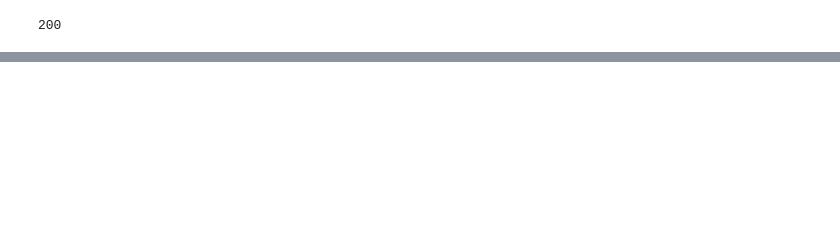
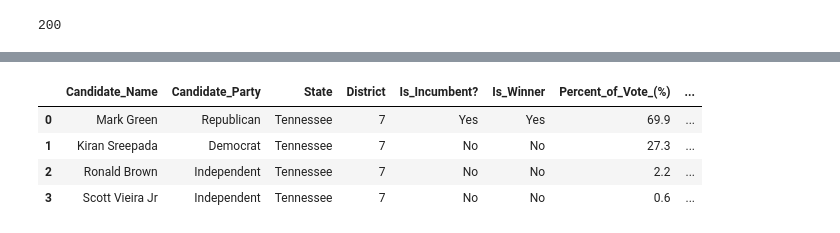
Before and after one commit to ballir27/webscraping-open-secrets-2020-US-House-Elections, a Jupyter notebook: AB-webscraping-open-secrets.ipynb, the cells around one changed output, grey strips where cells are left out. Drawn from its saved outputs; the diff is of its cells as text; code cells hidden in the pictures; blank space fills up the shorter version.

```diff
--- a/AB-webscraping-open-secrets.ipynb
+++ b/AB-webscraping-open-secrets.ipynb
@@ -38,0 +18,85 @@ AttributeError: ResultSet object has no attribute 'findAll'. You're probably tre
+# %%
+candidate_info_df = pd.DataFrame()
+party_dict={'R':'Republican','D':'Democrat','I':'Independent', 'L':'Libertarian', '3':'3rd Party'}
+
+page_title = district_7_soup.find('h1',attrs={'class':'Hero-title'}).text
+state = page_title[0:page_title.index('District')-1]
+district_num = int(page_title[page_title.index('District')+9:page_title.index('District')+11])
+
+candidate_name_list = []
+candidate_party_list = []
+is_incumbent_list = []
+is_winner_list = []
+vote_pct_list = []
+
+candidate_blocks = district_7_soup.findAll('div',attrs={'class':'Members--bio u-richtext'})
+#print(candidate_blocks) #-----> great reference for the complicated objects that results here
+for block in candidate_blocks:
+
+    #initialize variable for each candidate
+    candidate_info_list = []
+    is_incumbent = 'No'
+    is_winner = 'No'
+
+    #create list of "stripped strings" with all candidate info from each block
+    for string in block.stripped_strings:
+        candidate_info_list.append(repr(string))
+    #print(candidate_info_list) #-----> great reference for the complicated list that results here
+
+    #find candidate name, party, and vote % in candidate_info_list
+    candidate_name=candidate_info_list[0][1:candidate_info_list[0].index('(')-1]
+
+    candidate_party=candidate_info_list[0][candidate_info_list[0].index('(')+1]
+    candidate_party = party_dict.get(candidate_party,candidate_party)
+
+    #note: vote_pct was made into a float for ease of use later
+    vote_pct = float(candidate_info_list[-1][2:candidate_info_list[-1].index('%')])
+
+    #find whether or not candidate is incumbent within candidate_info_list
+    for item in candidate_info_list:
+        if item == "'Incumbent'":
+            is_incumbent = 'Yes'
+
+    #find whether or not candidate is winner within candidate_info_list
+    for item in candidate_info_list:
+        if item == "'Winner'":
+            is_winner = 'Yes'
+
+    #make a lists for cleaned relevant information on each candidate
+    candidate_name_list.append(candidate_name)
+    candidate_party_list.append(candidate_party)
+    is_incumbent_list.append(is_incumbent)
+    is_winner_list.append(is_winner)
+    vote_pct_list.append(vote_pct)
+
+#Find money raised and spent
+candidate_bigger_blocks = district_7_soup.findAll('div',attrs={'class':'Members--list-item'})
+money_raised_list = []
+money_spent_list = []
+for bigger_block in candidate_bigger_blocks:
+    money_table=pd.read_html(str(bigger_block.find('table',attrs={'class':'Members--table'})))[0]
+    money_raised=money_table.loc[0,1]
+    money_spent=money_table.loc[1,1]
+    #Put money raised and spent in lists as int values
+    money_raised_list.append(int(money_raised[0:].replace(',','').replace('$','')))
+    money_spent_list.append(int(money_spent[0:].replace(',','').replace('$','')))
+
+
+#add cleaned info lists to the dataframe
+candidate_info_df['Candidate_Name']=candidate_name_list
+candidate_info_df['Candidate_Party']=candidate_party_list
+candidate_info_df['State'] = state
+candidate_info_df['District'] = district_num
+candidate_info_df['Is_Incumbent?'] = is_incumbent_list
+candidate_info_df['Is_Winner'] = is_winner_list
+candidate_info_df['Percent_of_Vote_(%)'] = vote_pct_list
+candidate_info_df['Money_Raised_($)'] = money_raised_list
+candidate_info_df['Money_Spent_($)'] = money_spent_list
+
+candidate_info_df
+# %% [output]
+|  | Candidate_Name | Candidate_Party | State | District | Is_Incumbent? | Is_Winner | Percent_of_Vote_(%) | ... |
+| 0 | Mark Green | Republican | Tennessee | 7 | Yes | Yes | 69.9 | ... |
+| 1 | Kiran Sreepada | Democrat | Tennessee | 7 | No | No | 27.3 | ... |
+| 2 | Ronald Brown | Independent | Tennessee | 7 | No | No | 2.2 | ... |
+| 3 | Scott Vieira Jr | Independent | Tennessee | 7 | No | No | 0.6 | ... |
```
Also changed, not shown: parts of 9 cells of this notebook.
